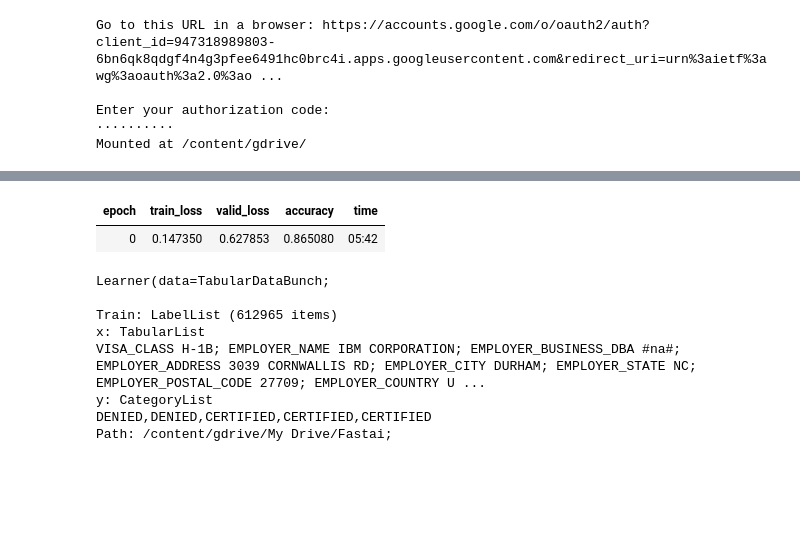
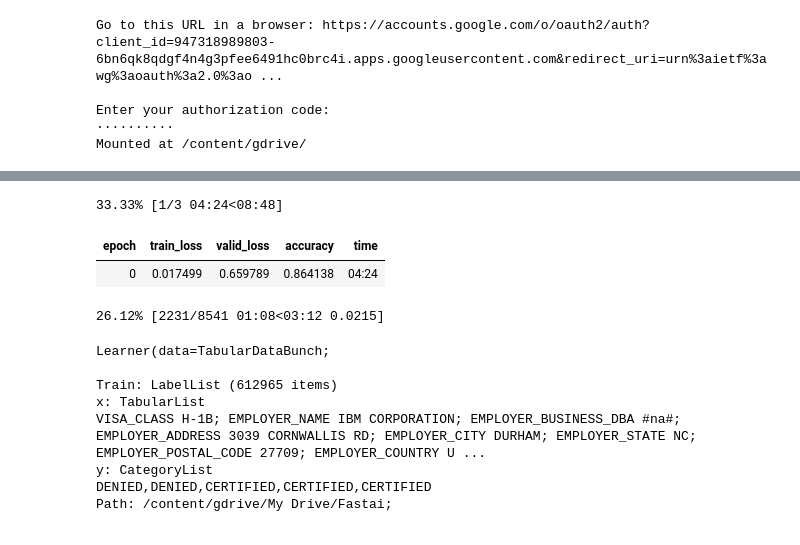
Before and after one commit to wdon021/From_Colab, a Jupyter notebook: Embedding.ipynb, the cells around one changed output, grey strips where cells are left out. Saved outputs shown, nothing was run; the diff lists cells and outputs as text; code cells hidden in the pictures; blank space fills up the shorter version.

```diff
--- a/Embedding.ipynb
+++ b/Embedding.ipynb
@@ -67,3 +67,6 @@ emb = {'EMPLOYER_NAME':50, 'EMPLOYER_BUSINESS_DBA':50, 'EMPLOYER_ADDRESS':50, 'E
        'JOB_TITLE':50, 'PREVAILING_WAGE':50,
        'WORKSITE_CITY':50,'PW_SOURCE_OTHER':50,
        'WAGE_RATE_OF_PAY_FROM':50, 'WAGE_RATE_OF_PAY_TO':50, 'WORKSITE_POSTAL_CODE':50, 'NAICS_CODE':50, 'WORKSITE_COUNTY':50}
+# %%
+h1b_1.drop(h1b_1.index[h1b_1['CASE_STATUS'] == 'CERTIFIED-WITHDRAWN'], inplace = True)
+h1b_1.drop(h1b_1.index[h1b_1['CASE_STATUS'] == 'WITHDRAWN'], inplace = True)
@@ -83,7 +92,7 @@ valid_idx = range(41395)
 # %%
 data = (TabularList.from_df(df, path=PATH, cat_names=cat_vars, cont_names=cont_vars, procs=procs).split_by_idx(valid_idx).label_from_df(cols=dep_var).add_test(TabularList.from_df(X_valid, path=PATH, cat_names=cat_vars, cont_names=cont_vars)).databunch())
 # %%
-learn = tabular_learner(data, layers=[500, 100], ps=[ 0.3, 0.1], emb_szs=emb, emb_drop=0.05, metrics=accuracy)
+learn = tabular_learner(data, layers=[1000, 500], ps=[ 0.3, 0.1], emb_szs=emb, emb_drop=0.05, metrics=accuracy)
 # %%
 learn.model
 # %% [output]
@@ -111,2 +120,4 @@ torch.cuda.get_device_name(0)
 # %%
 learn.model = learn.model.cuda()
+# %%
+learn.fit_one_cycle(5, 2e-5)
@@ -113,5 +140,7 @@ learn.model = learn.model.cuda()
 # %%
-learn.fit_one_cycle(1, 1e-3)
+learn.fit_one_cycle(3, 2e-5)
 # %% [output]
+33.33% [1/3 04:24<08:48]
 | epoch | train_loss | valid_loss | accuracy | time |
-| 0 | 0.147350 | 0.627853 | 0.865080 | 05:42 |
+| 0 | 0.017499 | 0.659789 | 0.864138 | 04:24 |
+26.12% [2231/8541 01:08<03:12 0.0215]
```
Also changed, not shown: parts of 26 cells of this notebook.
